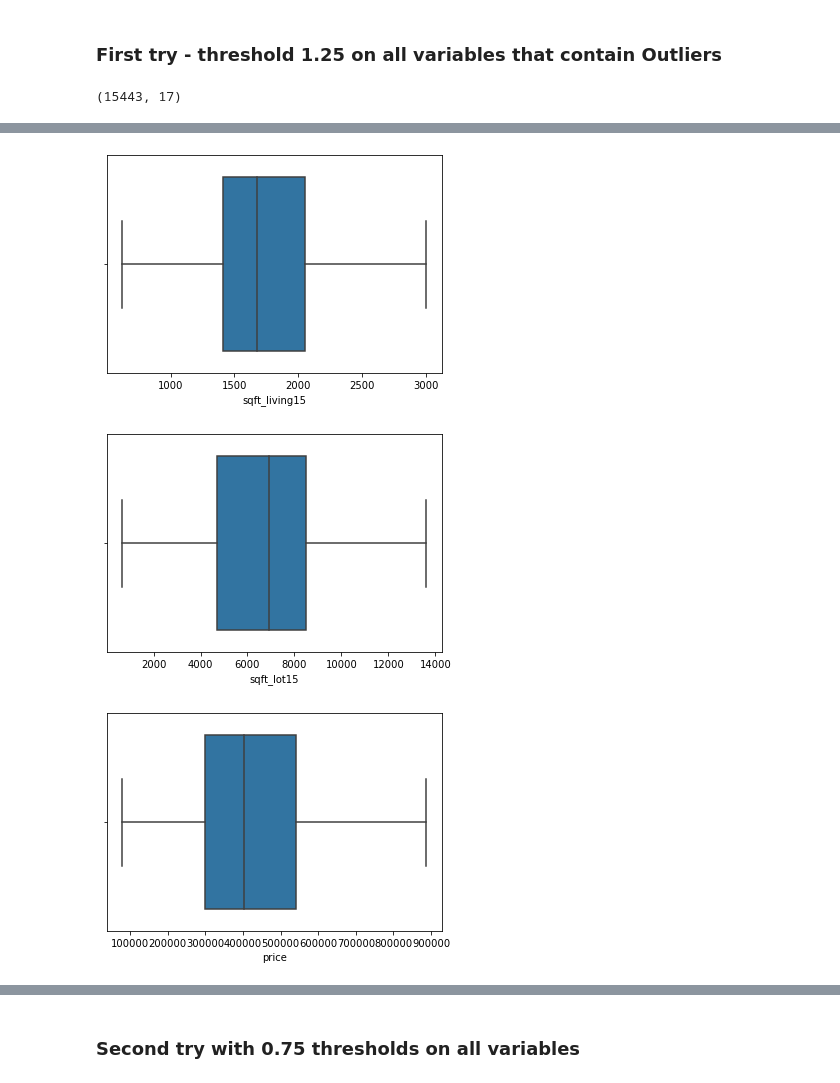
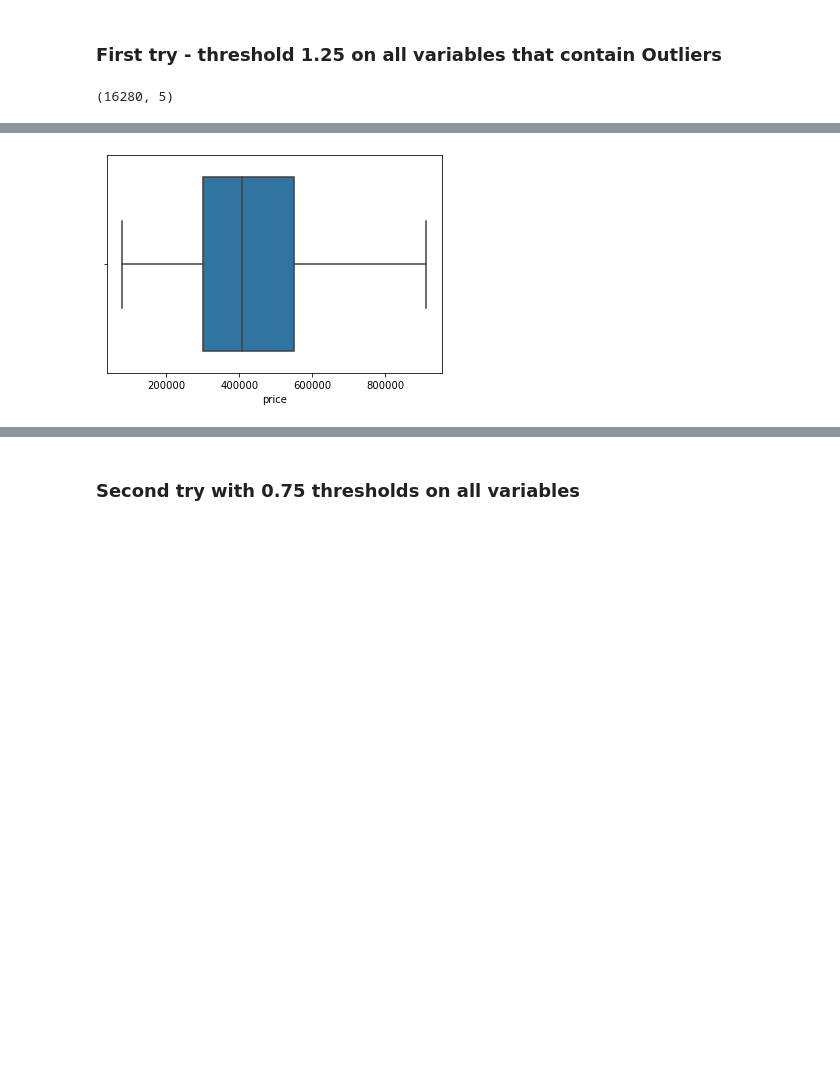
Before and after one commit to nicolerichter1989/mid-bootcamp-project, a Jupyter notebook: Regression Project - Housing Prices.ipynb, the cells around one changed output, grey strips where cells are left out. Saved outputs shown, nothing was run; the diff lists cells and outputs as text; code cells hidden in the pictures; blank space fills up the shorter version.

```diff
--- a/Regression Project - Housing Prices.ipynb
+++ b/Regression Project - Housing Prices.ipynb
@@ -400,6 +403,11 @@ data_c = data
+# %%
+# split in numerical and categorical variables
+
+num_df = data_c.select_dtypes(include = np.number)
+cat_df = data_c.select_dtypes(include = object)
 # %%
-for column in data_c.select_dtypes(np.number).columns:
-    sns.scatterplot(data=data_c, x="price", y=(data_c[column]))
+for column in num_df.columns:
+    sns.scatterplot(data=num_df, x="price", y=(num_df[column]))
     plt.show()
 # %% [output]
 [figure]
@@ -421,8 +429,8 @@ TypeError: numpy boolean subtract, the `-` operator, is not supported, use the b
 # %% [markdown]
 ### Visually Check for Outliers
 # %%
-for column in data_c.select_dtypes(np.number).columns:
-    sns.boxplot(data_c[column])
+for column in num_df.columns:
+    sns.boxplot(num_df[column])
     plt.show()
 # %% [output]
 [figure]
@@ -444,13 +452,13 @@ def remove_outliers(data, threshold=1.25, in_columns=data.select_dtypes(np.numbe
             data = data[(data[column]>lower_limit) & (data[column]<upper_limit)]
     return data
 # %%
-data1 = remove_outliers(data, threshold=1.25, in_columns=['sqft_living', 'sqft_lot', 'sqft_above','sqft_basement', 'sqft_living15', 'sqft_lot15', 'price'])
+num_df1 = remove_outliers(num_df, threshold=1.25, in_columns=['sqft_living', 'sqft_lot', 'sqft_above','sqft_basement','price'])
 # %%
-data1.shape
+num_df1.shape
 # %% [output]
-(15443, 17)
+(16280, 5)
 # %%
-for column in data1.select_dtypes(np.number).columns:
-    sns.boxplot(data1[column])
+for column in num_df1.columns:
+    sns.boxplot(num_df1[column])
     plt.show()
 # %% [output]
@@ -460,5 +468,3 @@ for column in data1.select_dtypes(np.number).columns:
 [figure]
-[figure, old version]
+[figure, new version]
-[figure, removed]
-[figure, removed]
 # %% [markdown]
```
Also changed, not shown: parts of 54 cells of this notebook, 1 other file.
